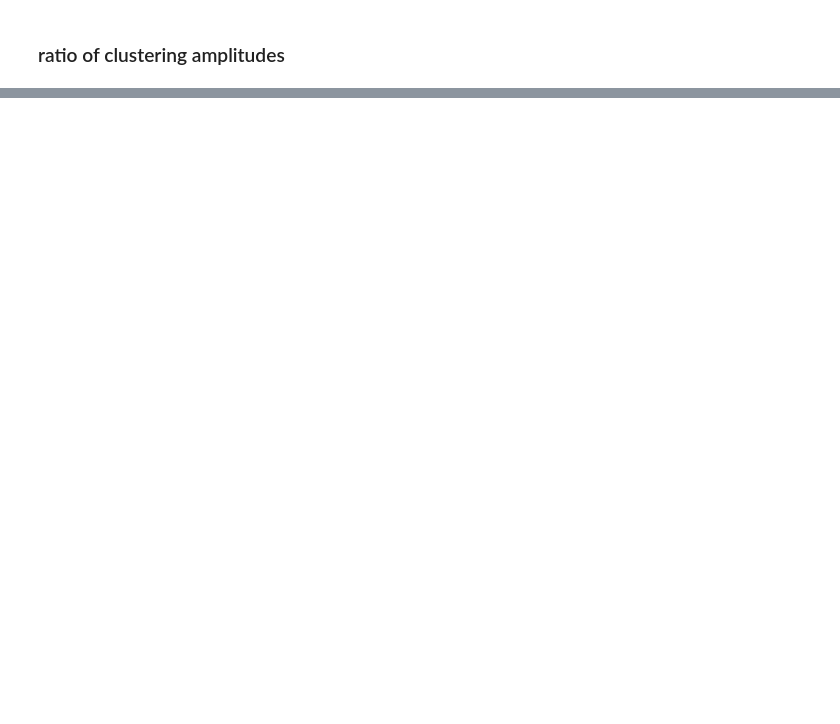
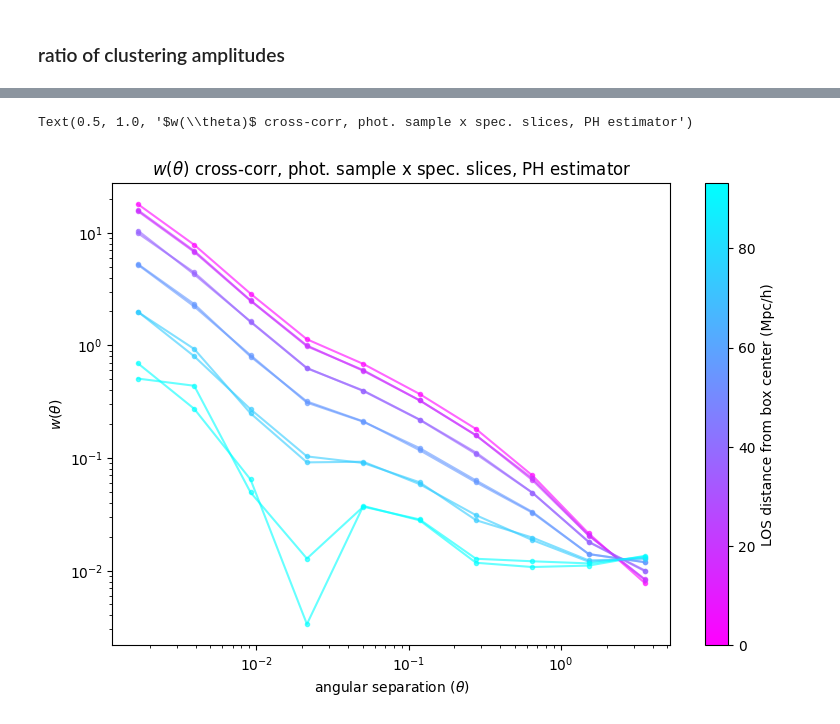
Before and after one commit to abbyw24/small-scale_cross-corrs, a Jupyter notebook: notebooks/angular_xcorrs_2-10-23.ipynb, the cells around one changed output, grey strips where cells are left out. Cells and saved outputs as stored; diff of their text form; code cells hidden in the pictures; blank space fills up the shorter version.

```diff
--- a/notebooks/angular_xcorrs_2-10-23.ipynb
+++ b/notebooks/angular_xcorrs_2-10-23.ipynb
@@ -442,0 +511,44 @@ Text(0.5, 1.0, '$w_x(\\theta)$, phot. sample x spec. slices, PH estimator')
+# %%
+xcorrs_PHs = np.empty((nslices, nslices, nbins))
+for i, spec_sample in enumerate(gal_pos_specs):
+    # divide the spectroscopic sample and corresponding photometric sample into slices
+    slices_spec = [
+        spec_sample[(losbins[i] <= spec_sample[:,2]) & (spec_sample[:,2] < losbins[i+1])] \
+        for i in range(nslices)
+    ]
+    # convert photometric sample to (RA,Dec), setting LOS positions to box center
+    phot_sample = np.copy(gal_pos_phots[i].value)
+    phot_sample[:,2] = 0
+    ra_phot, dec_phot = CartesiantoEquatorial(phot_sample, observer=[0.,0.,r.value])
+
+    for j, spec_slice in enumerate(slices_spec):
+        # prep spectroscopic slice and corresponding random set
+        nd2 = len(spec_slice)
+        gal_pos_ = np.copy(spec_slice)
+        gal_pos_[:,2] = 0
+        ra_spec_, dec_spec_ = CartesiantoEquatorial(gal_pos_, observer=[0.,0.,r.value])
+
+        # compute xcorr
+        thetaavg, xcorrs_PHs[i,j] = wtheta_cross_PH(ra_phot, dec_phot, ra_spec_, dec_spec_,
+                                          ra_rand_phot, dec_rand_phot, bins)
+# %%
+# take the average across each shifted sample
+xcorrs_PH_avg = np.mean(xcorrs_PHs, axis=0)
+# %%
+norm = mpl.colors.Normalize(vmin=0, vmax=max(slice_centers))
+smap = mpl.cm.ScalarMappable(cmap='cool_r', norm=norm)
+
+fig, ax = plt.subplots(figsize=(9,6))
+
+for i, xcorr in enumerate(xcorrs_PH_avg):
+    ax.plot(thetaavg, xcorr, marker='.', ls='-', alpha=0.6, c=smap.to_rgba(np.abs(slice_centers[i])))
+
+ax.set_xlabel(r'angular separation ($\theta$)')
+ax.set_ylabel(r'$w(\theta)$')
+ax.loglog()
+
+fig.colorbar(smap, ax=ax, label='LOS distance from box center (Mpc/h)')
+ax.set_title(r'$w(\theta)$ cross-corr, phot. sample x spec. slices, PH estimator')
+# %% [output]
+Text(0.5, 1.0, '$w(\\theta)$ cross-corr, phot. sample x spec. slices, PH estimator')
+[figure, added]
```
Also changed, not shown: parts of 18 cells of this notebook, 4 other files.
